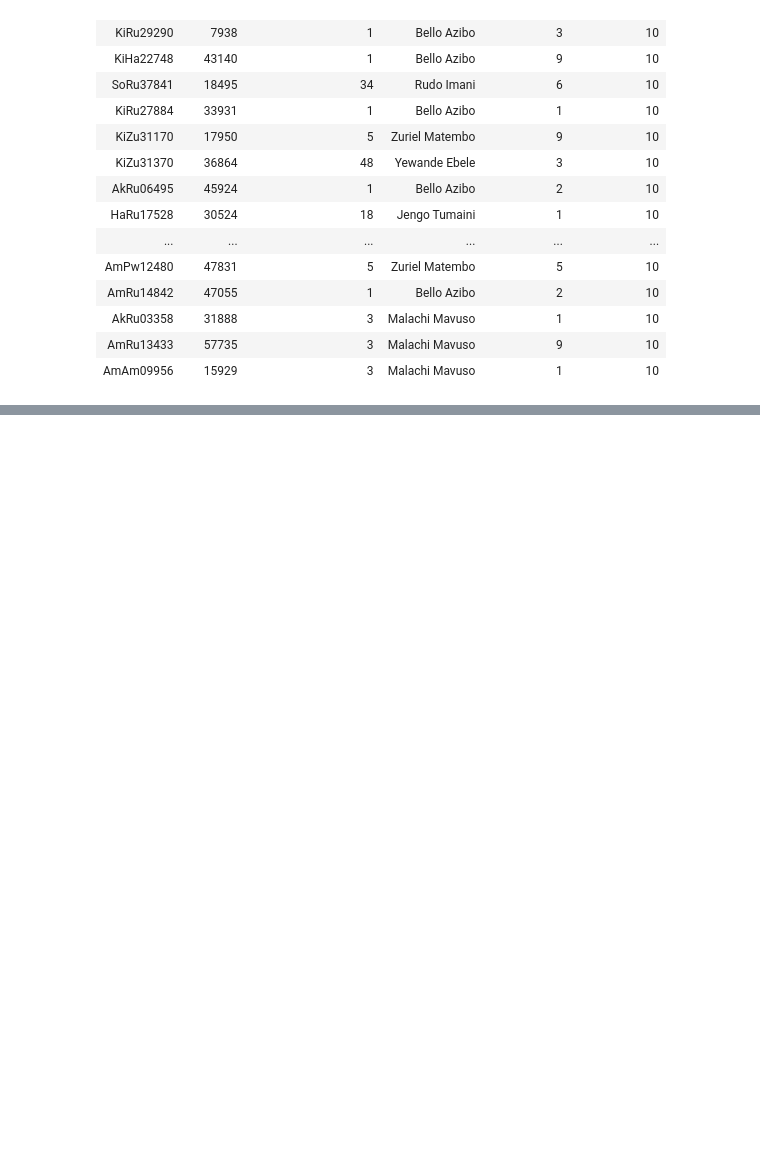
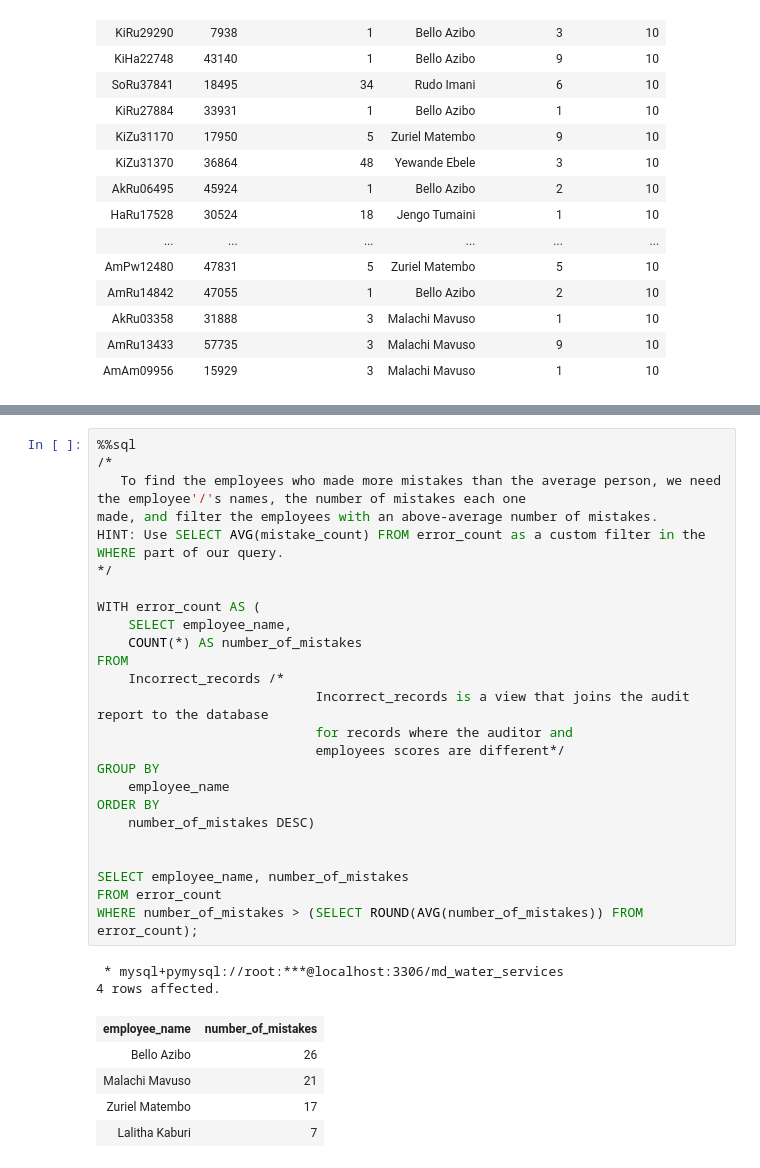
Before and after one commit to Ronald116/ALX_DATA_ANALYTICS, a Jupyter notebook: SQL/Integrated_Project_Pt3/integrated_project_pt3.ipynb, the cells around one changed output, grey strips where cells are left out. Drawn from its saved outputs; the diff is of its cells as text; blank space fills up the shorter version.

```diff
--- a/SQL/Integrated_Project_Pt3/integrated_project_pt3.ipynb
+++ b/SQL/Integrated_Project_Pt3/integrated_project_pt3.ipynb
@@ -400,0 +558,33 @@ SELECT * FROM Incorrect_records;
+# %%
+%%sql
+/*
+   To find the employees who made more mistakes than the average person, we need the employee'/'s names, the number of mistakes each one
+made, and filter the employees with an above-average number of mistakes.
+HINT: Use SELECT AVG(mistake_count) FROM error_count as a custom filter in the WHERE part of our query.
+*/
+
+WITH error_count AS (
+    SELECT employee_name,
+    COUNT(*) AS number_of_mistakes
+FROM
+    Incorrect_records /*
+                            Incorrect_records is a view that joins the audit report to the database
+                            for records where the auditor and
+                            employees scores are different*/
+GROUP BY
+    employee_name
+ORDER BY
+    number_of_mistakes DESC)
+
+
+SELECT employee_name, number_of_mistakes
+FROM error_count
+WHERE number_of_mistakes > (SELECT ROUND(AVG(number_of_mistakes)) FROM error_count);
+# %% [output]
+ * mysql+pymysql://root:***@localhost:3306/md_water_services
+4 rows affected.
+| employee_name | number_of_mistakes |
+| Bello Azibo | 26 |
+| Malachi Mavuso | 21 |
+| Zuriel Matembo | 17 |
+| Lalitha Kaburi | 7 |
```
Also changed, not shown: parts of 7 cells of this notebook.
